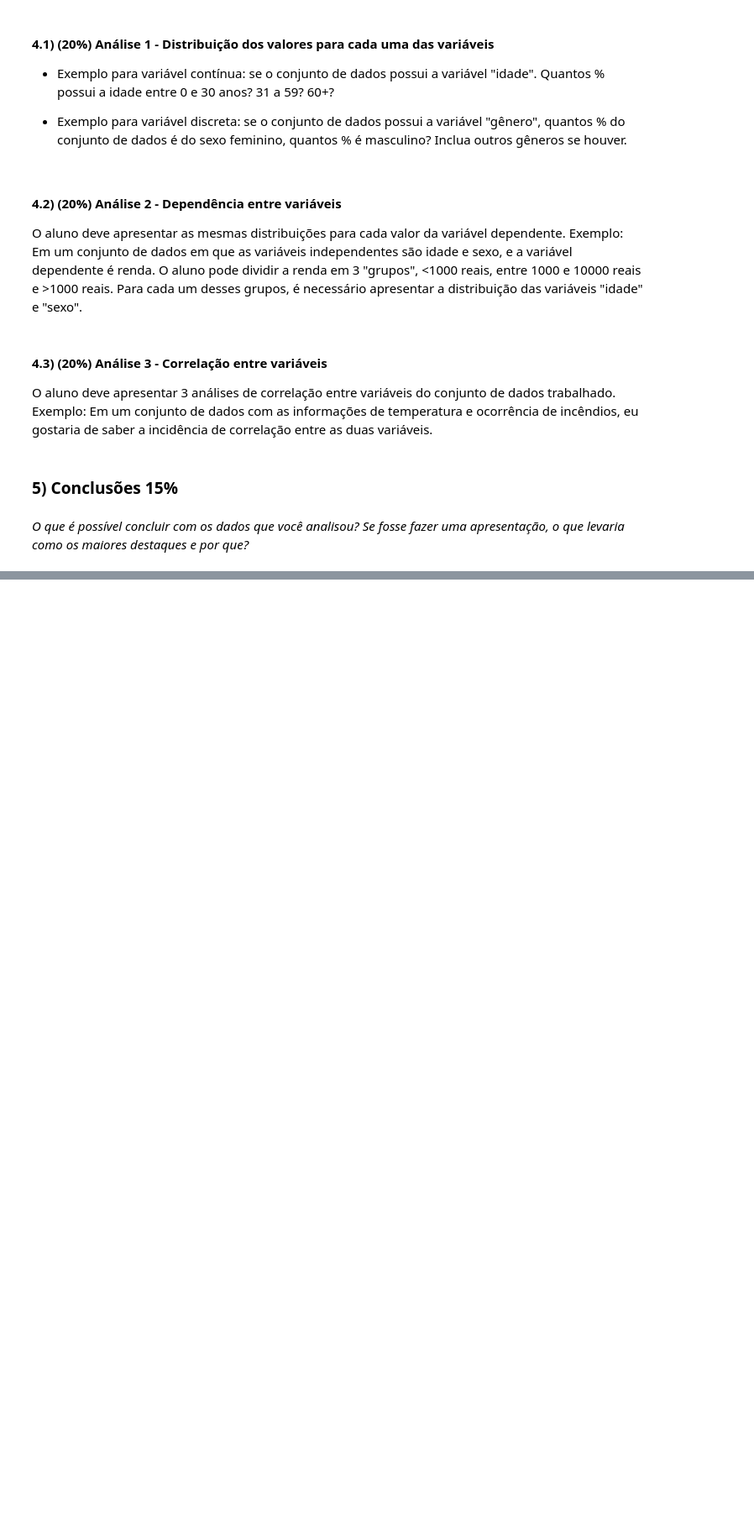
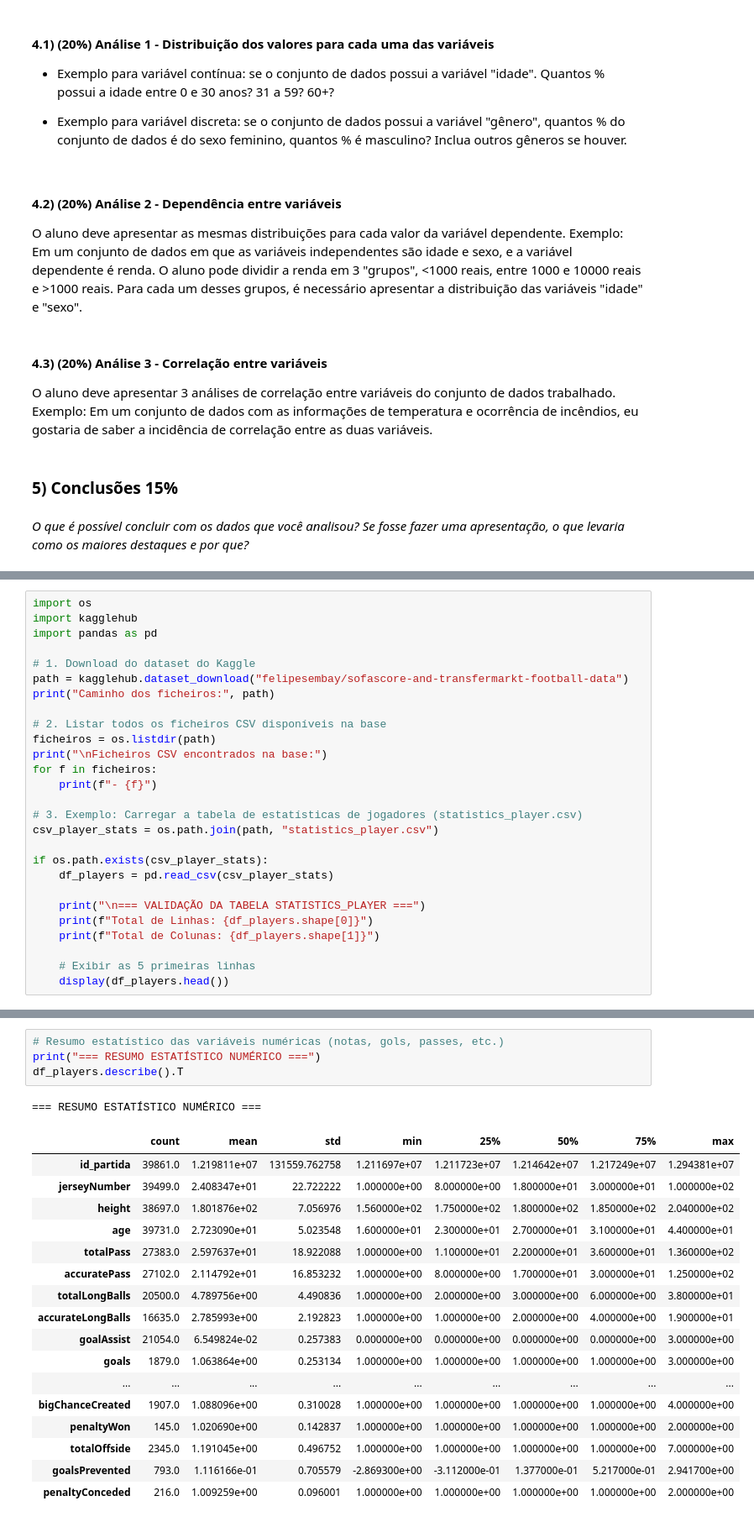
Before and after one commit to 18252054-sketch/eda_projeto_ia, a Jupyter notebook: Template.ipynb, the cells around one changed output, grey strips where cells are left out. Shown at 84% size. Cells and saved outputs as stored; diff of their text form; blank space fills up the shorter version.

```diff
--- a/Template.ipynb
+++ b/Template.ipynb
@@ -37,0 +41,27 @@ O aluno deve apresentar 3 análises de correlação entre variáveis do conjunto
+# %%
+import os
+import kagglehub
+import pandas as pd
+
+# 1. Download do dataset do Kaggle
+path = kagglehub.dataset_download("felipesembay/sofascore-and-transfermarkt-football-data")
+print("Caminho dos ficheiros:", path)
+
+# 2. Listar todos os ficheiros CSV disponíveis na base
+ficheiros = os.listdir(path)
+print("\nFicheiros CSV encontrados na base:")
+for f in ficheiros:
+    print(f"- {f}")
+
+# 3. Exemplo: Carregar a tabela de estatísticas de jogadores (statistics_player.csv)
+csv_player_stats = os.path.join(path, "statistics_player.csv")
+
+if os.path.exists(csv_player_stats):
+    df_players = pd.read_csv(csv_player_stats)
+
+    print("\n=== VALIDAÇÃO DA TABELA STATISTICS_PLAYER ===")
+    print(f"Total de Linhas: {df_players.shape[0]}")
+    print(f"Total de Colunas: {df_players.shape[1]}")
+
+    # Exibir as 5 primeiras linhas
+    display(df_players.head())
@@ -37,0 +122,23 @@ O aluno deve apresentar 3 análises de correlação entre variáveis do conjunto
+# %%
+# Resumo estatístico das variáveis numéricas (notas, gols, passes, etc.)
+print("=== RESUMO ESTATÍSTICO NUMÉRICO ===")
+df_players.describe().T
+# %% [output]
+=== RESUMO ESTATÍSTICO NUMÉRICO ===
+|  | count | mean | std | min | 25% | 50% | 75% | max |
+| id_partida | 39861.0 | 1.219811e+07 | 131559.762758 | 1.211697e+07 | 1.211723e+07 | 1.214642e+07 | 1.217249e+07 | 1.294381e+07 |
+| jerseyNumber | 39499.0 | 2.408347e+01 | 22.722222 | 1.000000e+00 | 8.000000e+00 | 1.800000e+01 | 3.000000e+01 | 1.000000e+02 |
+| height | 38697.0 | 1.801876e+02 | 7.056976 | 1.560000e+02 | 1.750000e+02 | 1.800000e+02 | 1.850000e+02 | 2.040000e+02 |
+| age | 39731.0 | 2.723090e+01 | 5.023548 | 1.600000e+01 | 2.300000e+01 | 2.700000e+01 | 3.100000e+01 | 4.400000e+01 |
+| totalPass | 27383.0 | 2.597637e+01 | 18.922088 | 1.000000e+00 | 1.100000e+01 | 2.200000e+01 | 3.600000e+01 | 1.360000e+02 |
+| accuratePass | 27102.0 | 2.114792e+01 | 16.853232 | 1.000000e+00 | 8.000000e+00 | 1.700000e+01 | 3.000000e+01 | 1.250000e+02 |
+| totalLongBalls | 20500.0 | 4.789756e+00 | 4.490836 | 1.000000e+00 | 2.000000e+00 | 3.000000e+00 | 6.000000e+00 | 3.800000e+01 |
+| accurateLongBalls | 16635.0 | 2.785993e+00 | 2.192823 | 1.000000e+00 | 1.000000e+00 | 2.000000e+00 | 4.000000e+00 | 1.900000e+01 |
+| goalAssist | 21054.0 | 6.549824e-02 | 0.257383 | 0.000000e+00 | 0.000000e+00 | 0.000000e+00 | 0.000000e+00 | 3.000000e+00 |
+| goals | 1879.0 | 1.063864e+00 | 0.253134 | 1.000000e+00 | 1.000000e+00 | 1.000000e+00 | 1.000000e+00 | 3.000000e+00 |
+| ... | ... | ... | ... | ... | ... | ... | ... | ... |
+| bigChanceCreated | 1907.0 | 1.088096e+00 | 0.310028 | 1.000000e+00 | 1.000000e+00 | 1.000000e+00 | 1.000000e+00 | 4.000000e+00 |
+| penaltyWon | 145.0 | 1.020690e+00 | 0.142837 | 1.000000e+00 | 1.000000e+00 | 1.000000e+00 | 1.000000e+00 | 2.000000e+00 |
+| totalOffside | 2345.0 | 1.191045e+00 | 0.496752 | 1.000000e+00 | 1.000000e+00 | 1.000000e+00 | 1.000000e+00 | 7.000000e+00 |
+| goalsPrevented | 793.0 | 1.116166e-01 | 0.705579 | -2.869300e+00 | -3.112000e-01 | 1.377000e-01 | 5.217000e-01 | 2.941700e+00 |
+| penaltyConceded | 216.0 | 1.009259e+00 | 0.096001 | 1.000000e+00 | 1.000000e+00 | 1.000000e+00 | 1.000000e+00 | 2.000000e+00 |
```
Also changed, not shown: parts of 5 cells of this notebook.
